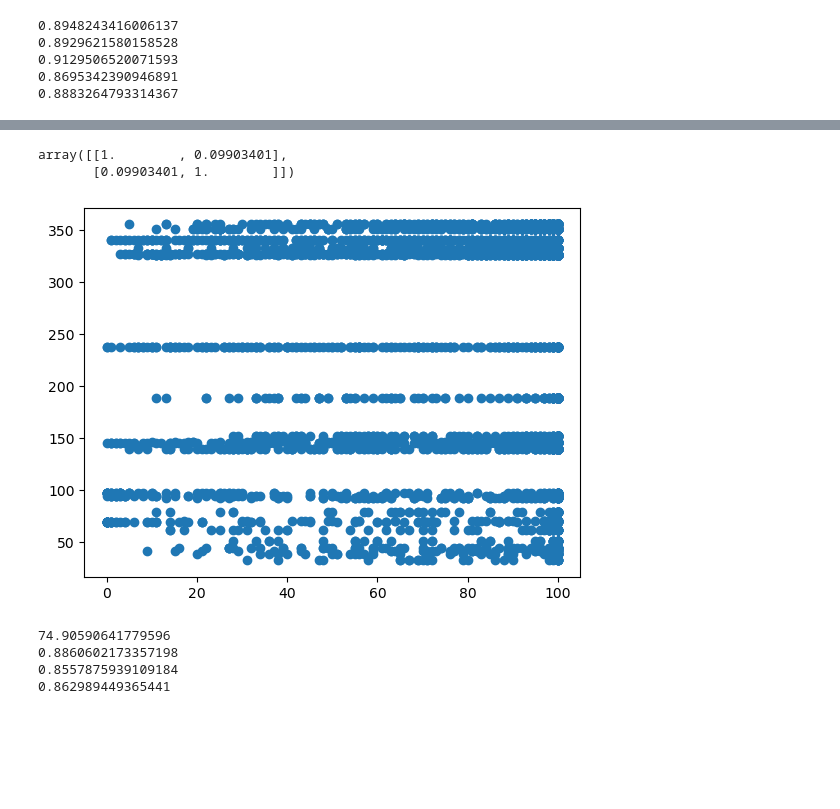
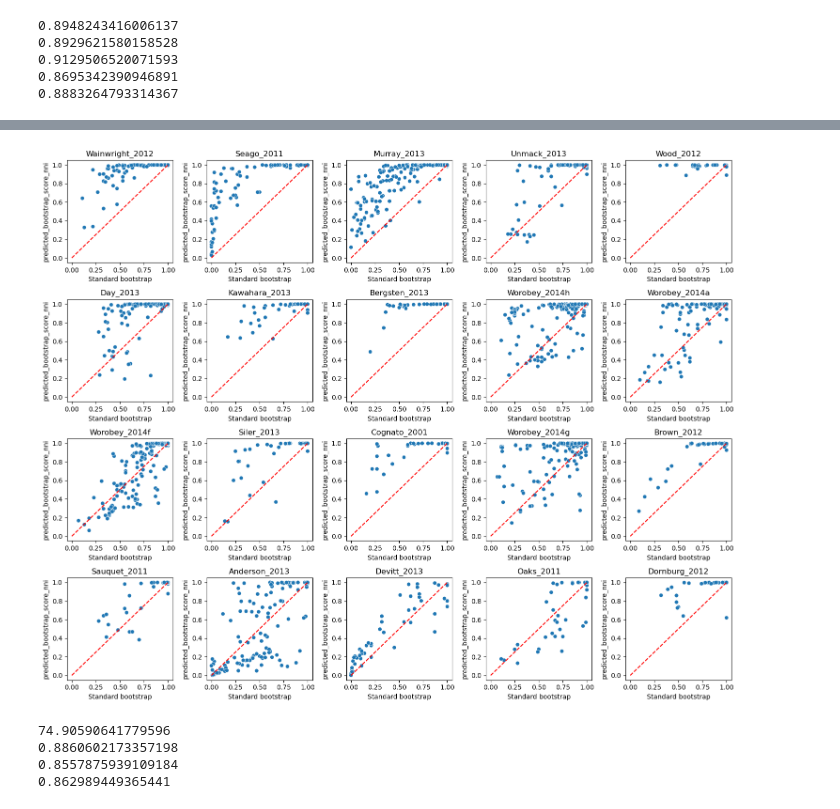
Before and after one commit to noaeker/bootstrap_repo, a Jupyter notebook: python notebooks/real_data_analysis.ipynb, the cells around one changed output, grey strips where cells are left out. Saved outputs shown, nothing was run; the diff lists cells and outputs as text; code cells hidden in the pictures; blank space fills up the shorter version.

```diff
--- a/python notebooks/real_data_analysis.ipynb
+++ b/python notebooks/real_data_analysis.ipynb
@@ -78,5 +72,0 @@ print(np.corrcoef(iqtree_real_data['aBayes_iqtree'],iqtree_real_data['predicted_
-# %%
-raxml_real_data_small = raxml_real_data.loc[raxml_real_data.feature_msa_n_loci<10000].loc[raxml_real_data.feature_msa_n_seq<200]
-raxml_real_data_small['SBS'] = raxml_real_data_small['bootstrap_support']/100
-sns.scatterplot(x='predicted_bootstrap_score_no_nni', y='SBS', data = raxml_real_data_small)
-plt.plot([0, 1], [0, 1], color='red', linestyle='--', label='y = x')
@@ -107,11 +73,28 @@ array([[ 1.        , -0.06232107],
-# %%
-plt.scatter(raxml_real_data["bootstrap_support"], raxml_real_data['feature_msa_n_seq'])
-np.corrcoef(raxml_real_data["bootstrap_support"], raxml_real_data['feature_msa_n_seq'])
-#np.corrcoef(raxml_real_data["bootstrap_support"], raxml_real_data['feature_partition_size'])
-# %% [output]
-array([[1.        , 0.09903401],
-       [0.09903401, 1.        ]])
-[figure, removed]
+# %%
+import matplotlib.pyplot as plt
+import seaborn as sns
+
+first_studies = raxml_real_data['study_name'].unique()[:20]
+fig, axes = plt.subplots(4, 5, figsize=(15, 12))
+raxml_real_data['Standard bootstrap'] = raxml_real_data.bootstrap_support / 100
+
+for idx, study in enumerate(first_studies):
+    raxml_real_data_small = raxml_real_data.loc[raxml_real_data.study_name == study]
+    i = idx // 5
+    j = idx % 5
+    ax = axes[i, j]
+    sns.scatterplot(y='predicted_bootstrap_score_nni', x='Standard bootstrap', data=raxml_real_data_small, hue="study_name", ax=ax)
+    ax.plot([0, 1], [0, 1], color='red', linestyle='--', label='y = x')
+    ax.set_title(study)
+    ax.set_xlim(-0.05, 1.05)  # Set the x-axis limit to start at 0
+    ax.set_ylim(-0.05, 1.05)  # Set the y-axis limit to start at 0
+    ax.legend().remove()  # Remove the legend
+    plt.tight_layout()
+
+plt.tight_layout()
+plt.show()
+# %% [output]
+[figure, added]
 # %%
 print(np.mean(raxml_real_data['bootstrap_support']))
 print(np.mean(raxml_real_data['tbe_raxml']))
```
Also changed, not shown: parts of 16 cells of this notebook, 7 other files.
